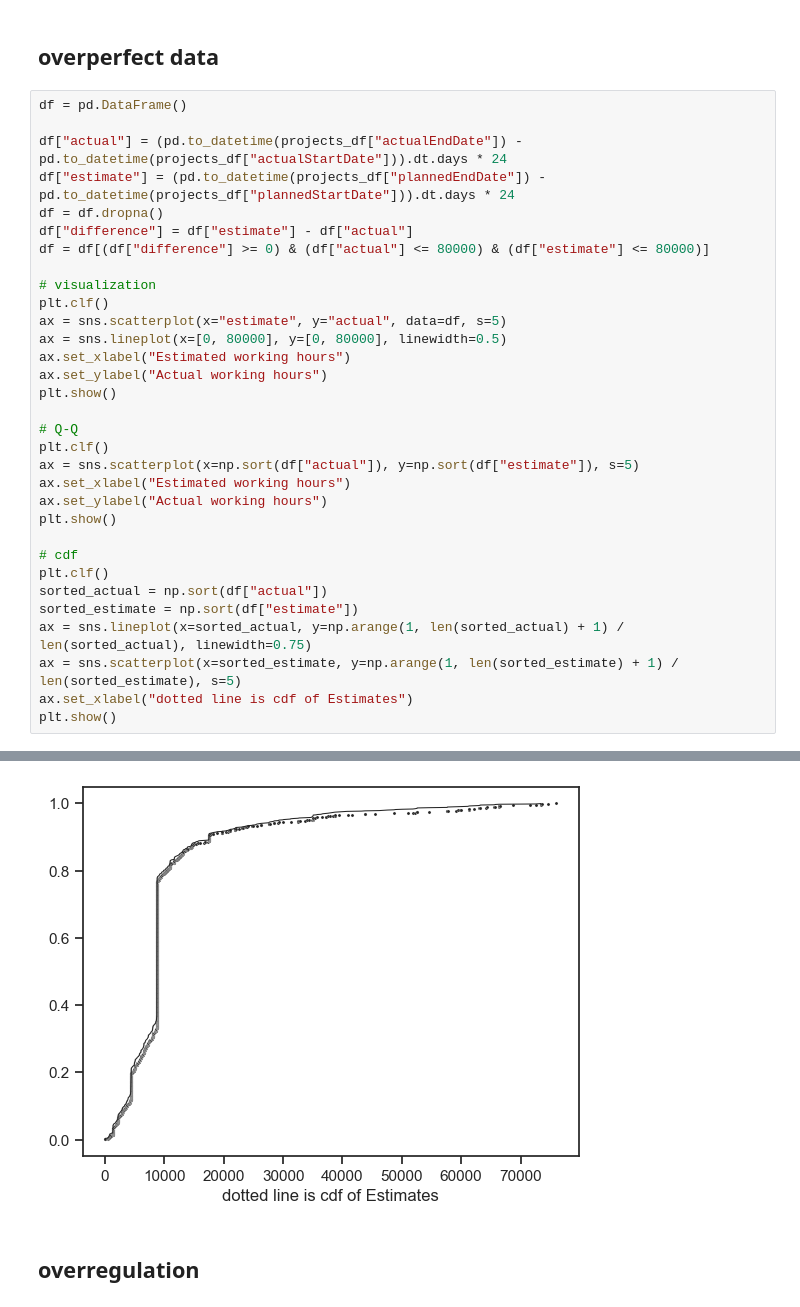
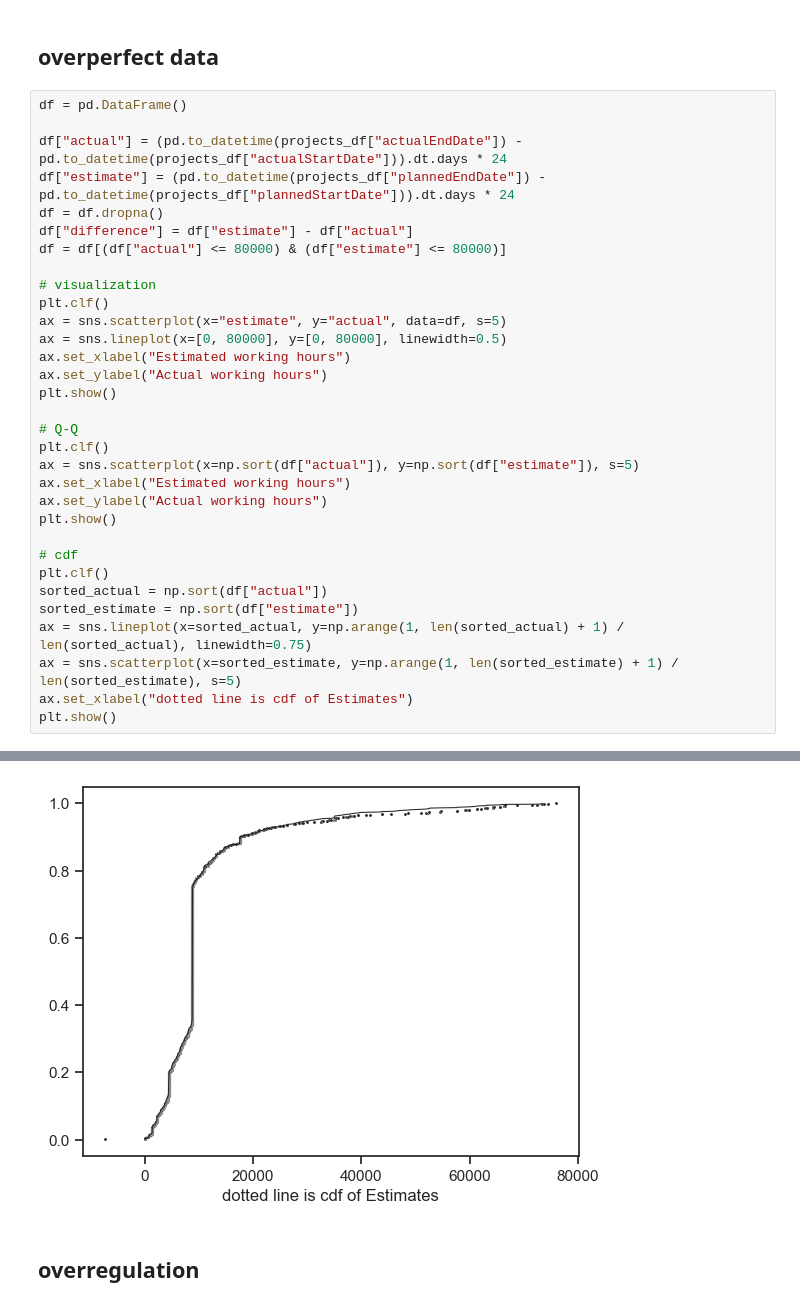
Before and after one commit to Arish-Shah/sam23-group14, a Jupyter notebook: us.ipynb, the cells around one changed output, grey strips where cells are left out. Drawn from its saved outputs; the diff is of its cells as text.

```diff
--- a/us.ipynb
+++ b/us.ipynb
@@ -33,7 +33,7 @@ df["actual"] = (pd.to_datetime(projects_df["actualEndDate"]) - pd.to_datetime(pr
 df["estimate"] = (pd.to_datetime(projects_df["plannedEndDate"]) - pd.to_datetime(projects_df["plannedStartDate"])).dt.days * 24
 df = df.dropna()
 df["difference"] = df["estimate"] - df["actual"]
-df = df[(df["difference"] >= 0) & (df["actual"] <= 80000) & (df["estimate"] <= 80000)]
+df = df[(df["actual"] <= 80000) & (df["estimate"] <= 80000)]
 
 # visualization
 plt.clf()
@@ -64,4 +64,4 @@ plt.show()
-[figure, old version]
+[figure, new version]
 # %% [markdown]
 ## overregulation
 # %%
```
Also changed, not shown: parts of 1 cell of this notebook.
